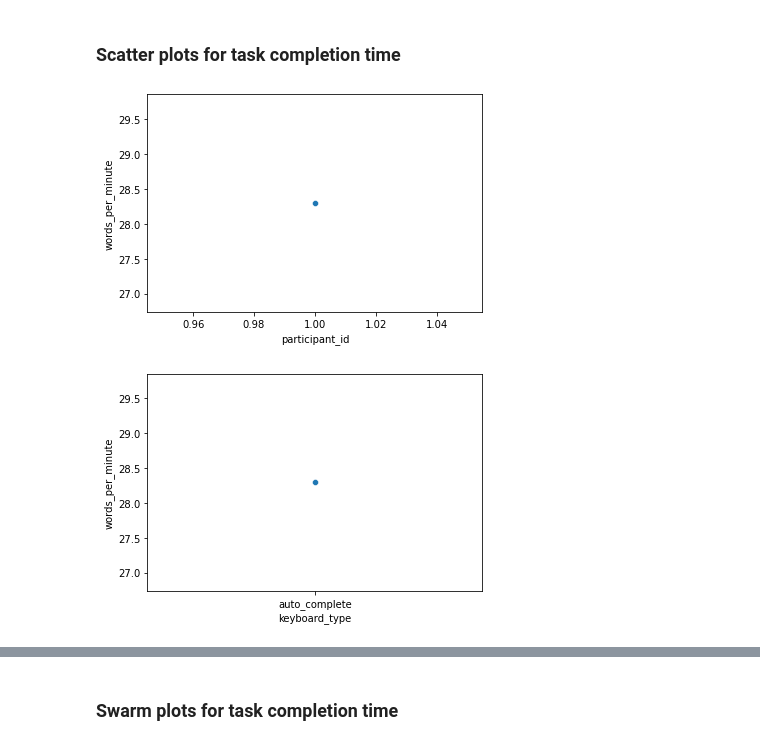
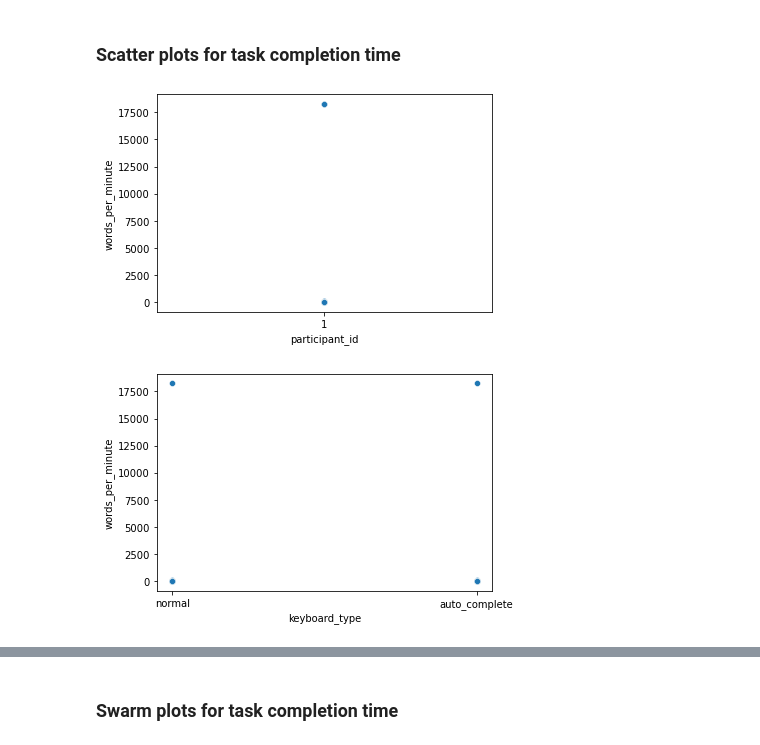
Before and after one commit to ITT-21SS-UR/assignment-5-text-entry-cs, a Jupyter notebook: experiment/analysis.ipynb, the cells around one changed output, grey strips where cells are left out. Drawn from its saved outputs; the diff is of its cells as text; code cells hidden in the pictures.

```diff
--- a/experiment/analysis.ipynb
+++ b/experiment/analysis.ipynb
@@ -44,18 +34,15 @@ raw_data_test = pd.read_csv("./test.csv")
+# %%
+raw_data_test_auto_complete = pd.read_csv("./test_auto_complete.csv", sep=';', engine='python')
+raw_data_test_normal = pd.read_csv("./test_normal.csv", sep=';', engine='python')
 # %% [markdown]
 ### Combine the individual tables of the participants and save them
 # %%
 normal_input_technique = pd.concat([
-    raw_data_1_1_normal,
-    raw_data_2_2_normal,
-    raw_data_3_2_normal,
-    raw_data_4_1_normal
+    raw_data_test_normal
 ])
 
 novel_input_technique = pd.concat([
-    raw_data_1_2_novel,
-    raw_data_2_1_novel,
-    raw_data_3_1_novel,
-    raw_data_4_2_novel
+    raw_data_test_auto_complete
 ])
 
 normal_input_technique.to_csv("normal_input_technique_table.csv", index=False)
@@ -146,21 +199,21 @@ time_per_sentence
 ### Scatter plots for task completion time
 # %%
 scatter_plot_ids = sns.scatterplot(
-    data = words_per_minute,
+    data = input_technique_table,
     x = "participant_id",
     y = "words_per_minute",
 )
-scatter_plot_ids.set(xlabel = "participant_id", ylabel = "words_per_minute")
+scatter_plot_ids.set(xlabel = "participant_id", ylabel = "words_per_minute", xticks = [1])
 plt.show()
 # %% [output]
-[figure, old version]
+[figure, new version]
 # %%
 scatter_plot_con = sns.scatterplot(
-    data = words_per_minute,
+    data = input_technique_table,
     x = "keyboard_type",
     y = "words_per_minute",
 )
 scatter_plot_con.set(xlabel = "keyboard_type", ylabel = "words_per_minute")
 plt.show()
 # %% [output]
-[figure, old version]
+[figure, new version]
```
Also changed, not shown: parts of 32 cells of this notebook, 8 other files.
